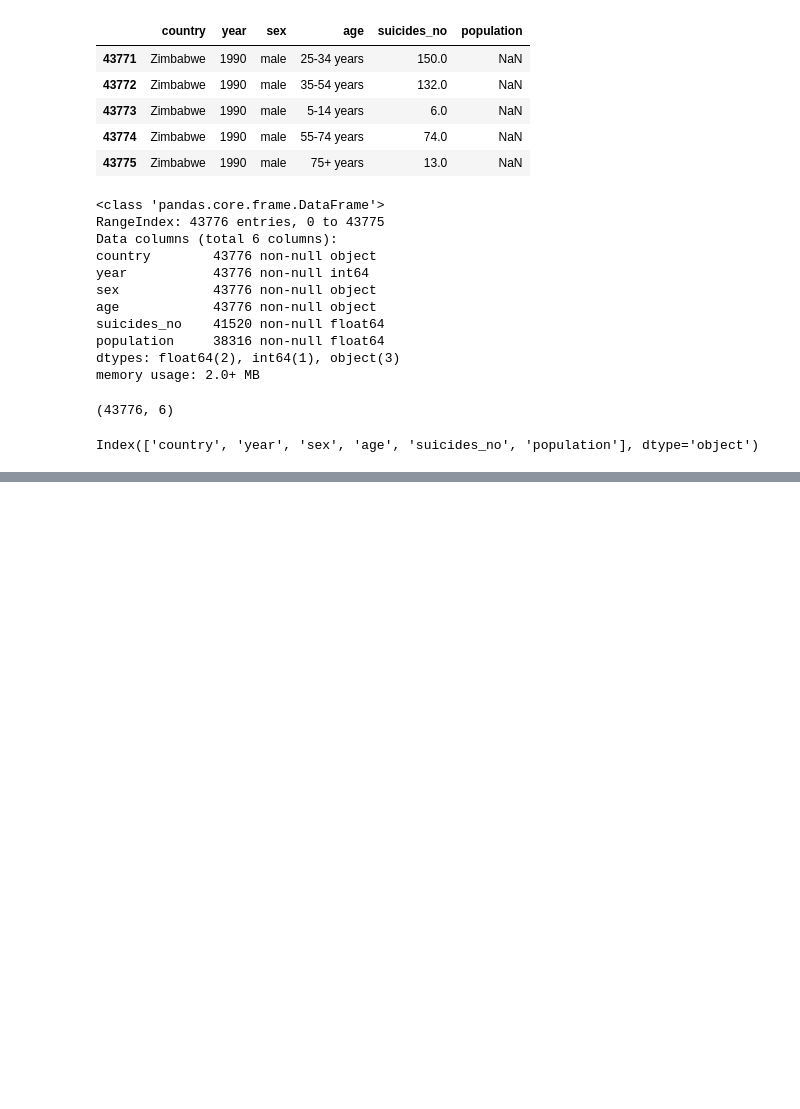
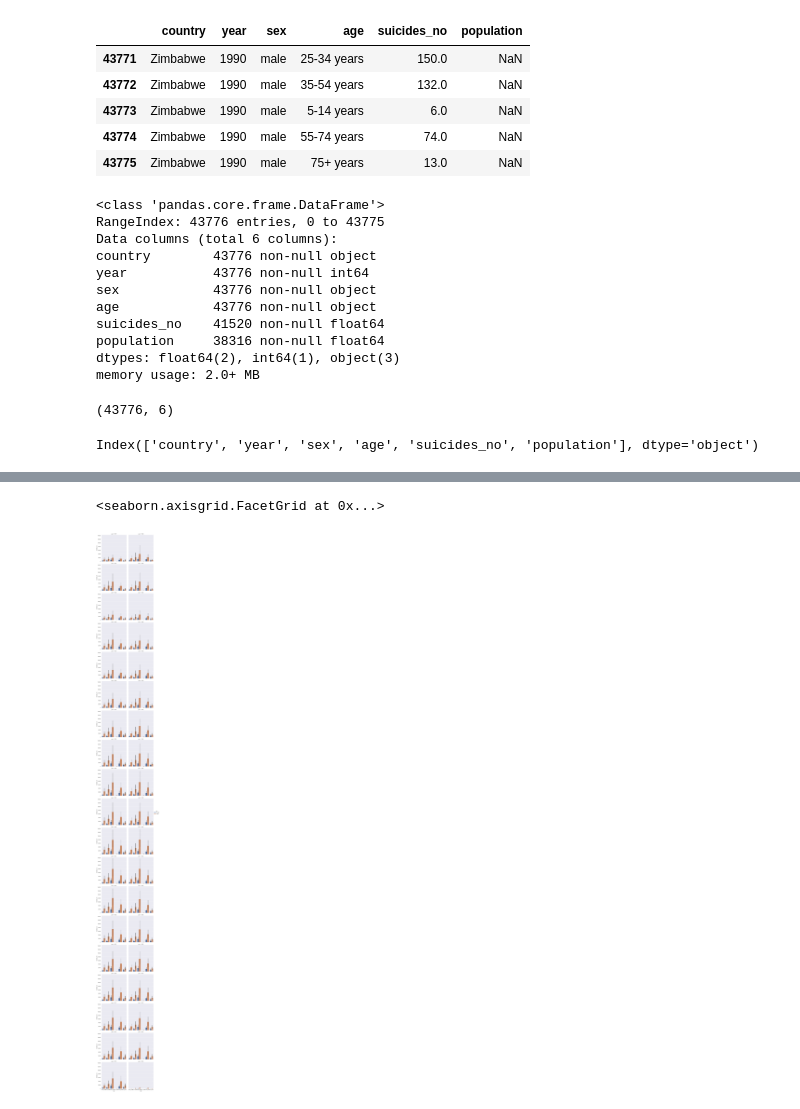
Before and after one commit to ArslanAliAwan/hnps, a Jupyter notebook: hnps.ipynb, the cells around one changed output, grey strips where cells are left out. Cells and saved outputs as stored; diff of their text form; code cells hidden in the pictures; blank space fills up the shorter version.

```diff
--- a/hnps.ipynb
+++ b/hnps.ipynb
@@ -72,0 +91,5 @@ ax = sns.catplot(x="sex", y="suicides_no",col='age', data=data, estimator=median
+# %%
+sns.catplot('age','suicides_no',hue ='sex', col ='year',data =data , kind = 'bar',col_wrap=2,estimator=sum)
+# %% [output]
+<seaborn.axisgrid.FacetGrid at 0x...>
+[figure, added]
```
Also changed, not shown: parts of 9 cells of this notebook.
